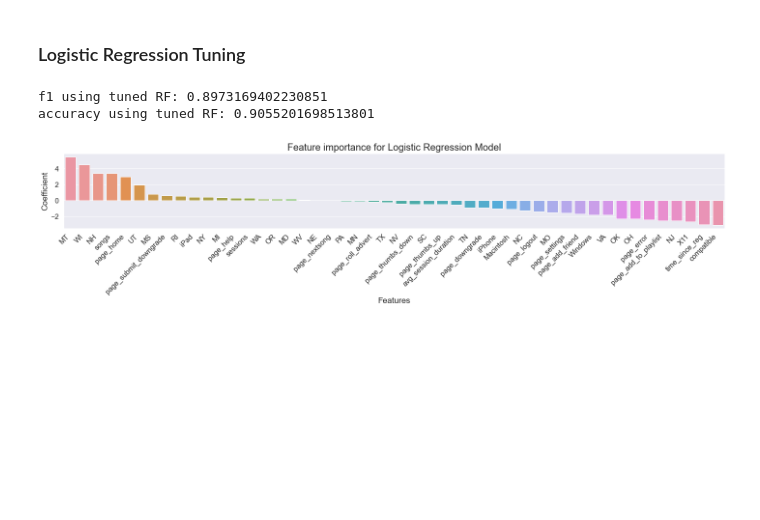
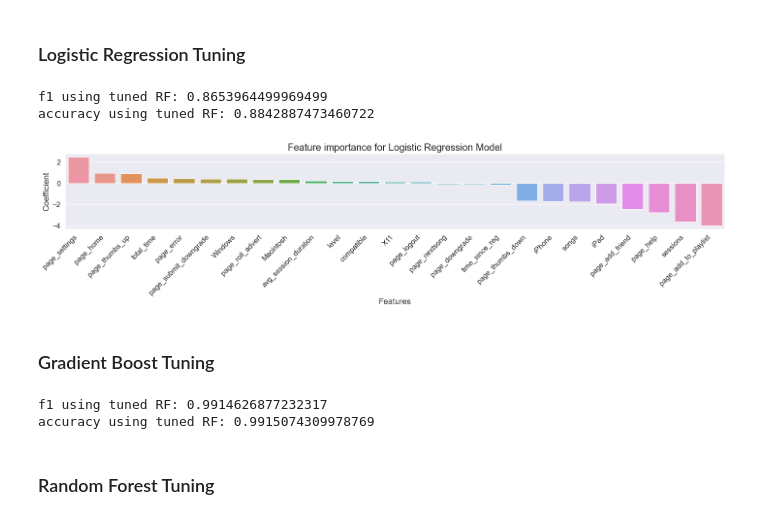
Before and after one commit to peterle93/Customer-Churn-Prediction-with-Spark, a Jupyter notebook: Sparkify.ipynb, the cells around one changed output. Cells and saved outputs as stored; diff of their text form; code cells hidden in the pictures; blank space fills up the shorter version.

Commit message:
Feat: Removed location from feat eng, and performed tuning for GBT, RF

```diff
--- a/Sparkify.ipynb
+++ b/Sparkify.ipynb
@@ -428,0 +438,7 @@ only showing top 5 rows
+# %%
+# User defined function for churn
+get_churn = udf(lambda x: 1 if x == 'Cancellation Confirmation' else 0, IntegerType())
+
+# Feature for churn
+churn = df.withColumn('churn', get_churn('page')).select(['userId','churn']).groupby('userId').agg(max('churn').alias('churn'))
+churn.show(5)
@@ -628,9 +631,9 @@ only showing top 5 rows
 - Merge all built features together to prepare for modeling
 # %%
 # Merge features
-df = gender.join(level, ['userId'])\
+df = gender.join(churn, ['userId'])\
+           .join(level, ['userId'])\
            .join(length, ['userId'])\
-           .join(location, ['userId'])\
            .join(avg_session_duration, ['userId'])\
            .join(page, ['userId'])\
            .join(time_since_reg, ['userId'])\
@@ -812,28 +817,30 @@ best_accuracy_score = evaluator.evaluate(best_model_pred, {evaluator.metricName:
 print("f1 using tuned RF: {}".format(best_f1_score))
 print("accuracy using tuned RF: {}".format(best_accuracy_score))
 # %% [output]
-f1 using tuned RF: 0.8973169402230851
-accuracy using tuned RF: 0.9055201698513801
+f1 using tuned RF: 0.8653964499969499
+accuracy using tuned RF: 0.8842887473460722
 # %%
 def plot_feature_importance(model, feature_cols):
     """
     Plot bar chart showing the importance of features with logistic regression model.
     """
 
     feature_coef = model.bestModel.stages[2].coefficients.values.tolist()
     feature_coef_df = pd.DataFrame(list(zip(feature_cols, feature_coef)), columns=['Feature', 'Coefficient'])\
     .sort_values('Coefficient', ascending=False)
 
     plt.figure(figsize=(20,5))
     sns.barplot(x='Feature', y='Coefficient', data=feature_coef_df)
     plt.title('Feature importance for Logistic Regression Model', fontsize=20)
     plt.xlabel('Features', fontsize=17)
     plt.ylabel('Coefficient', fontsize=17)
     plt.xticks(rotation=45, ha='right', fontsize=15)
     plt.yticks(fontsize=15)
     plt.tight_layout()
     plt.show()
 
-plot_feature_importance(fit_model_tuned, user_df.columns[20:])
+plot_feature_importance(fit_model_tuned, user_df.columns[2:])
 # %% [output]
-[figure, old version]
+[figure, new version]
+# %% [markdown]
+### Gradient Boost Tuning
@@ -839,0 +857,12 @@ plot_feature_importance(fit_model_tuned, user_df.columns[20:])
+# %%
+evaluator = MulticlassClassificationEvaluator(predictionCol="prediction", labelCol="churn")
+best_f1_score = evaluator.evaluate(best_model_pred, {evaluator.metricName: "f1"})
+best_accuracy_score = evaluator.evaluate(best_model_pred, {evaluator.metricName: "accuracy"})
+
+print("f1 using tuned RF: {}".format(best_f1_score))
+print("accuracy using tuned RF: {}".format(best_accuracy_score))
+# %% [output]
+f1 using tuned RF: 0.9914626877232317
+accuracy using tuned RF: 0.9915074309978769
+# %% [markdown]
+### Random Forest Tuning
```
Also changed, not shown: parts of 27 cells of this notebook.
